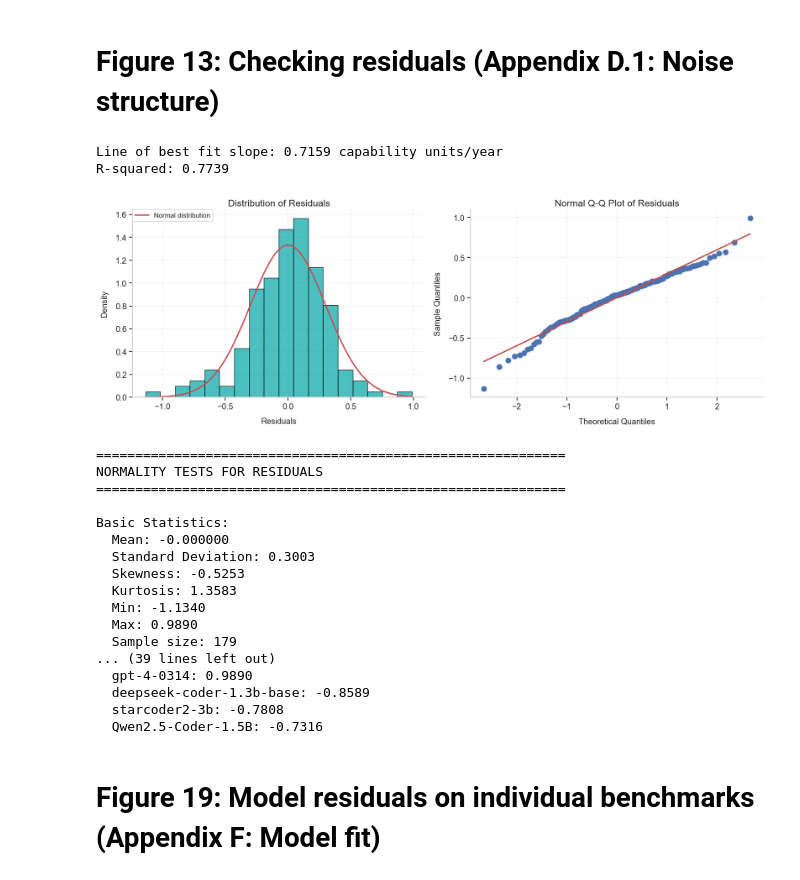
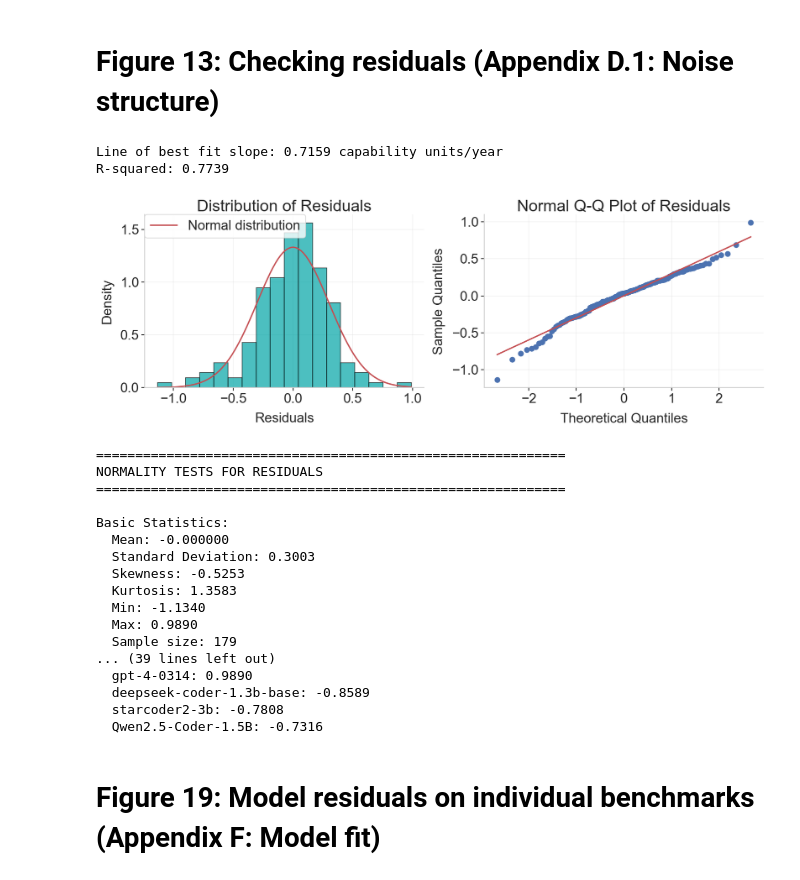
Before and after one commit to epoch-research/benchmark-stitching, a Jupyter notebook: analysis/model_fit.ipynb, the cells around one changed output. Saved outputs shown, nothing was run; the diff lists cells and outputs as text; code cells hidden in the pictures.

```diff
--- a/analysis/model_fit.ipynb
+++ b/analysis/model_fit.ipynb
@@ -1958,11 +1962,12 @@ counts, bins, patches = ax1.hist(
 x_norm = np.linspace(residuals.min(), residuals.max(), 100)
 normal_overlay = stats.norm.pdf(x_norm, np.mean(residuals), np.std(residuals))
 ax1.plot(x_norm, normal_overlay, "r-", linewidth=2, label="Normal distribution")
-ax1.set_xlabel("Residuals", fontsize=12)
-ax1.set_ylabel("Density", fontsize=12)
-ax1.set_title("Distribution of Residuals", fontsize=14)
+ax1.set_xlabel("Residuals", fontsize=20)
+ax1.set_ylabel("Density", fontsize=20)
+ax1.set_title("Distribution of Residuals", fontsize=24)
 ax1.grid(True, alpha=0.3)
-ax1.legend()
+ax1.legend(fontsize=20)
+ax1.tick_params(labelsize=20)
 
 # 2. Q-Q plot
 ax2 = plt.subplot(1, 2, 2)
@@ -1970,10 +1975,11 @@ stats.probplot(residuals, dist="norm", plot=ax2)
 
 # set line color
 
-ax2.set_xlabel("Theoretical Quantiles", fontsize=12)
-ax2.set_ylabel("Sample Quantiles", fontsize=12)
-ax2.set_title("Normal Q-Q Plot of Residuals", fontsize=14)
+ax2.set_xlabel("Theoretical Quantiles", fontsize=20)
+ax2.set_ylabel("Sample Quantiles", fontsize=20)
+ax2.set_title("Normal Q-Q Plot of Residuals", fontsize=24)
 ax2.grid(True, alpha=0.3)
+ax2.tick_params(labelsize=20)
 
 plt.tight_layout()
 plt.savefig(
@@ -2073,34 +2079,34 @@ else:
 
 print(f"Recommendation: {recommendation}")
 
 # Additional diagnostics
 print(f"\nAdditional considerations:")
 if abs(stats.skew(residuals)) > 0.5:
     print(f"  • Residuals show notable skewness ({stats.skew(residuals):.3f})")
 if abs(stats.kurtosis(residuals)) > 1.0:
     print(f"  • Residuals show notable kurtosis ({stats.kurtosis(residuals):.3f})")
 if len(residuals) < 30:
     print(
         f"  • Small sample size (n={len(residuals)}) - normality tests have limited power"
     )
 
 print(f"\nFor synthetic data generation:")
 print(f"  • Estimated noise std: {np.std(residuals, ddof=1):.4f}")
 print(
     f"  • Suggested distribution: {'Normal(0, {:.4f})'.format(np.std(residuals, ddof=1)) if rejections == 0 else 'Consider empirical distribution or robust alternatives'}"
 )
 
 # Show models with extreme residuals
 print(f"\nModels with largest absolute residuals (potential outliers):")
 abs_residuals_idx = np.argsort(np.abs(residuals))[-5:]
 for idx in abs_residuals_idx[::-1]:
     model_name = cap_df.iloc[idx]["model"]
     residual_val = residuals[idx]
     print(f"  {model_name}: {residual_val:.4f}")
 # %% [output]
 Line of best fit slope: 0.7159 capability units/year
 R-squared: 0.7739
-[figure, old version]
+[figure, new version]
 ============================================================
 NORMALITY TESTS FOR RESIDUALS
 ============================================================
```
Also changed, not shown: parts of 5 cells of this notebook, 4 other files.
